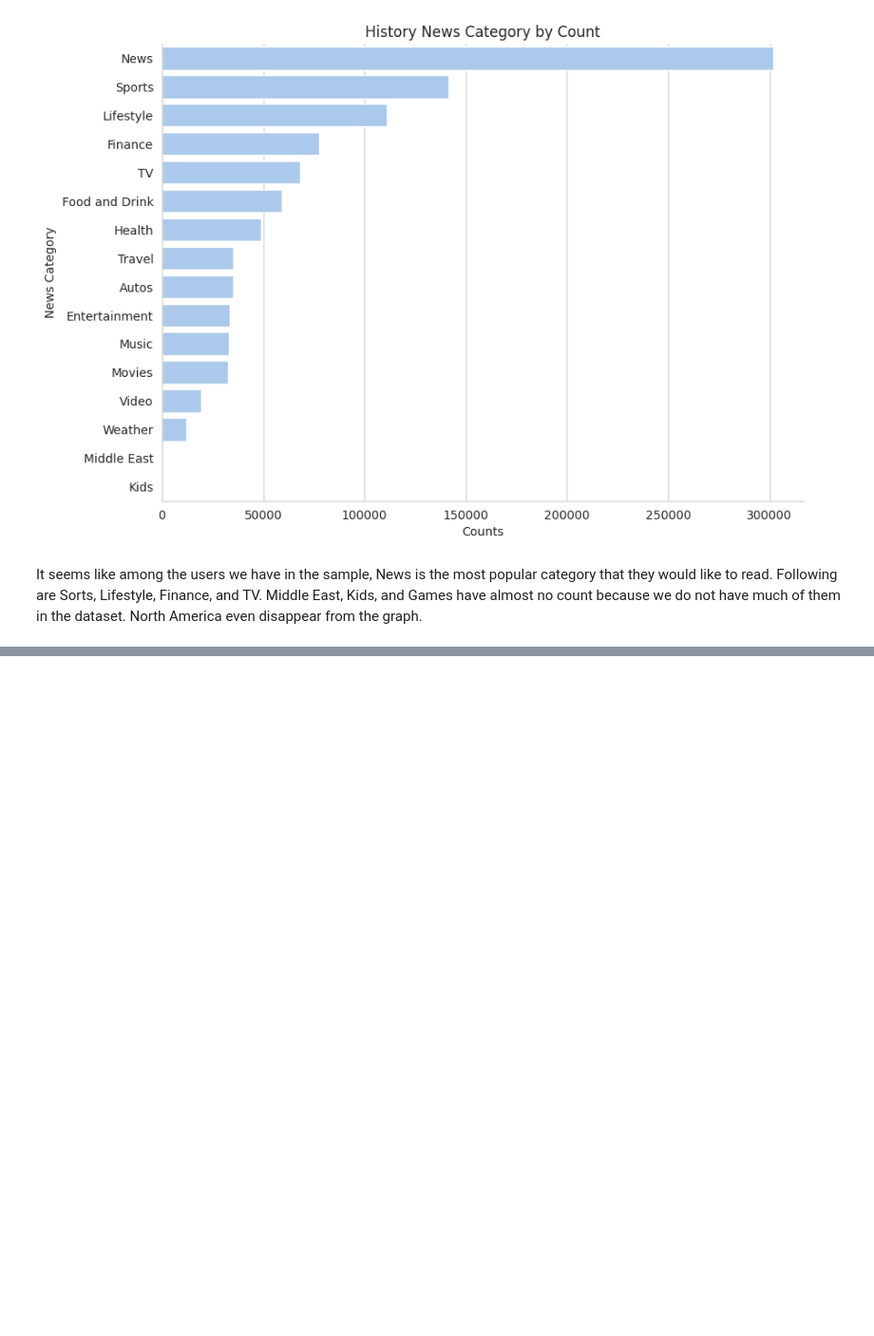
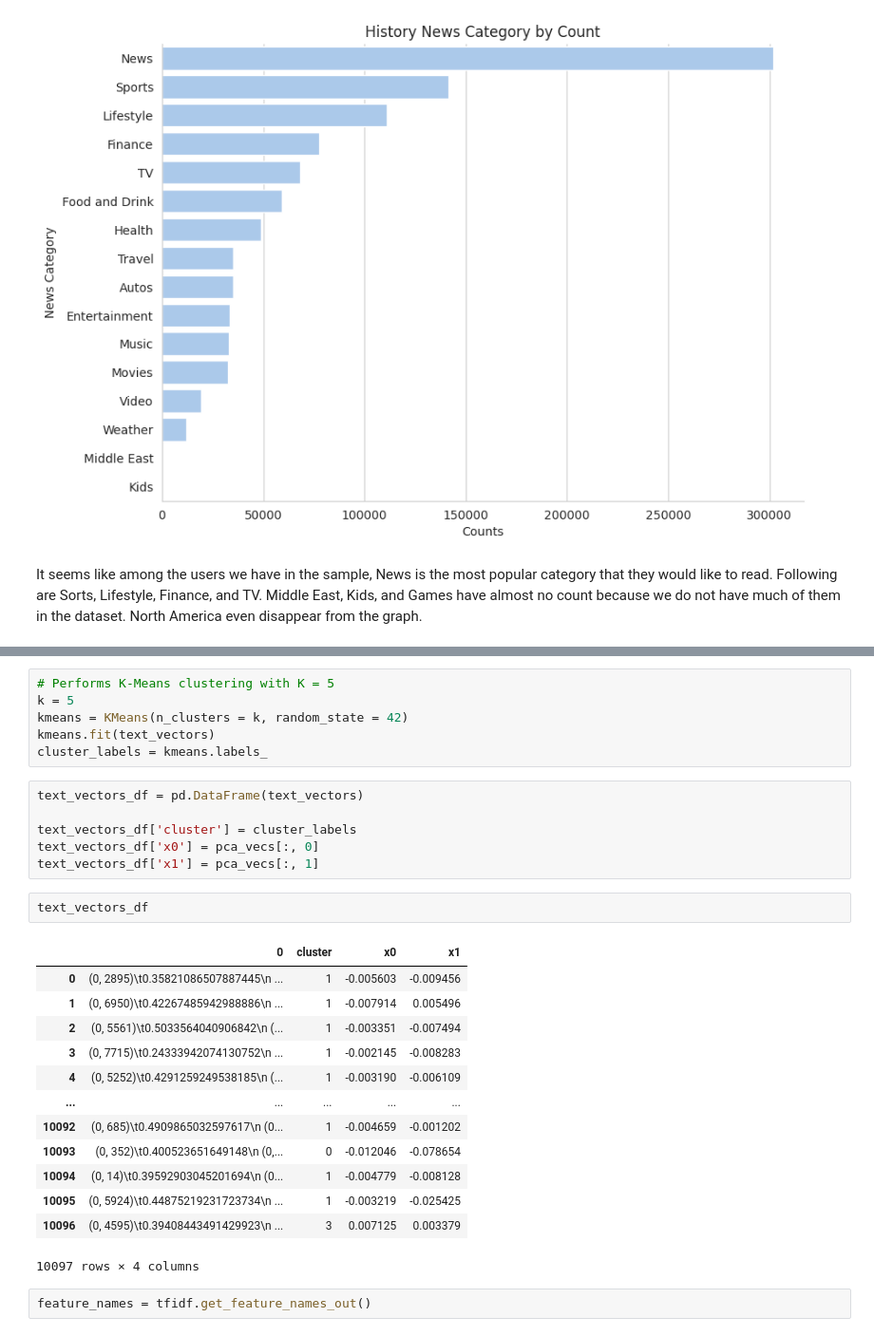
Before and after one commit to anniechiennn/nlp-news-recommendation, a Jupyter notebook: Group5_NLP_News_Recommendation.ipynb, the cells around one changed output, grey strips where cells are left out. Shown at 95% size. Drawn from its saved outputs; the diff is of its cells as text; blank space fills up the shorter version.

```diff
--- a/Group5_NLP_News_Recommendation.ipynb
+++ b/Group5_NLP_News_Recommendation.ipynb
@@ -463,0 +606,30 @@ It seems like among the users we have in the sample, News is the most popular ca
+# %%
+# Performs K-Means clustering with K = 5
+k = 5
+kmeans = KMeans(n_clusters = k, random_state = 42)
+kmeans.fit(text_vectors)
+cluster_labels = kmeans.labels_
+# %%
+text_vectors_df = pd.DataFrame(text_vectors)
+
+text_vectors_df['cluster'] = cluster_labels
+text_vectors_df['x0'] = pca_vecs[:, 0]
+text_vectors_df['x1'] = pca_vecs[:, 1]
+# %%
+text_vectors_df
+# %% [output]
+|  | 0 | cluster | x0 | x1 |
+| 0 | (0, 2895)\t0.35821086507887445\n ... | 1 | -0.005603 | -0.009456 |
+| 1 | (0, 6950)\t0.42267485942988886\n ... | 1 | -0.007914 | 0.005496 |
+| 2 | (0, 5561)\t0.5033564040906842\n (... | 1 | -0.003351 | -0.007494 |
+| 3 | (0, 7715)\t0.24333942074130752\n ... | 1 | -0.002145 | -0.008283 |
+| 4 | (0, 5252)\t0.4291259249538185\n (... | 1 | -0.003190 | -0.006109 |
+| ... | ... | ... | ... | ... |
+| 10092 | (0, 685)\t0.4909865032597617\n (0... | 1 | -0.004659 | -0.001202 |
+| 10093 | (0, 352)\t0.400523651649148\n (0,... | 0 | -0.012046 | -0.078654 |
+| 10094 | (0, 14)\t0.39592903045201694\n (0... | 1 | -0.004779 | -0.008128 |
+| 10095 | (0, 5924)\t0.44875219231723734\n ... | 1 | -0.003219 | -0.025425 |
+| 10096 | (0, 4595)\t0.39408443491429923\n ... | 3 | 0.007125 | 0.003379 |
+10097 rows × 4 columns
+# %%
+feature_names = tfidf.get_feature_names_out()
```
Also changed, not shown: parts of 15 cells of this notebook, 2 other files.
